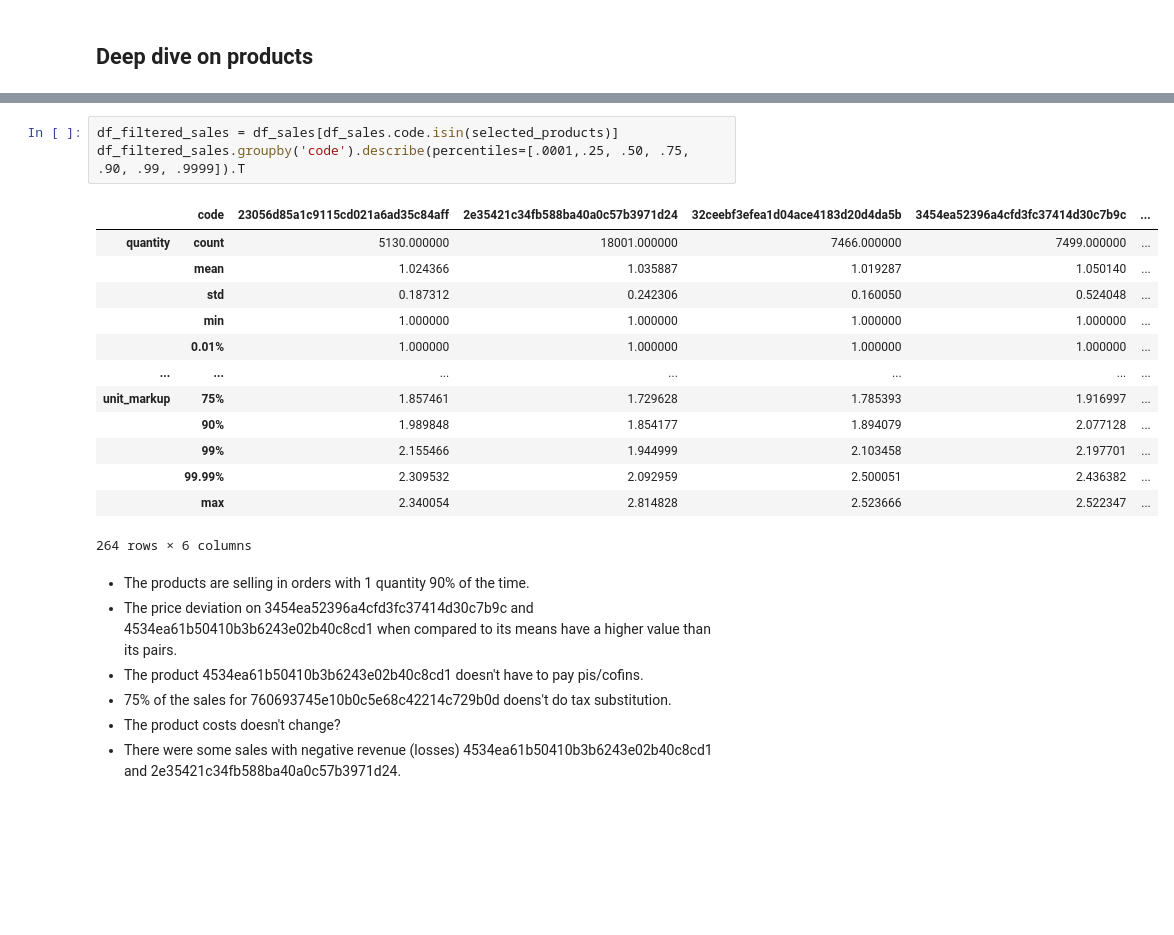
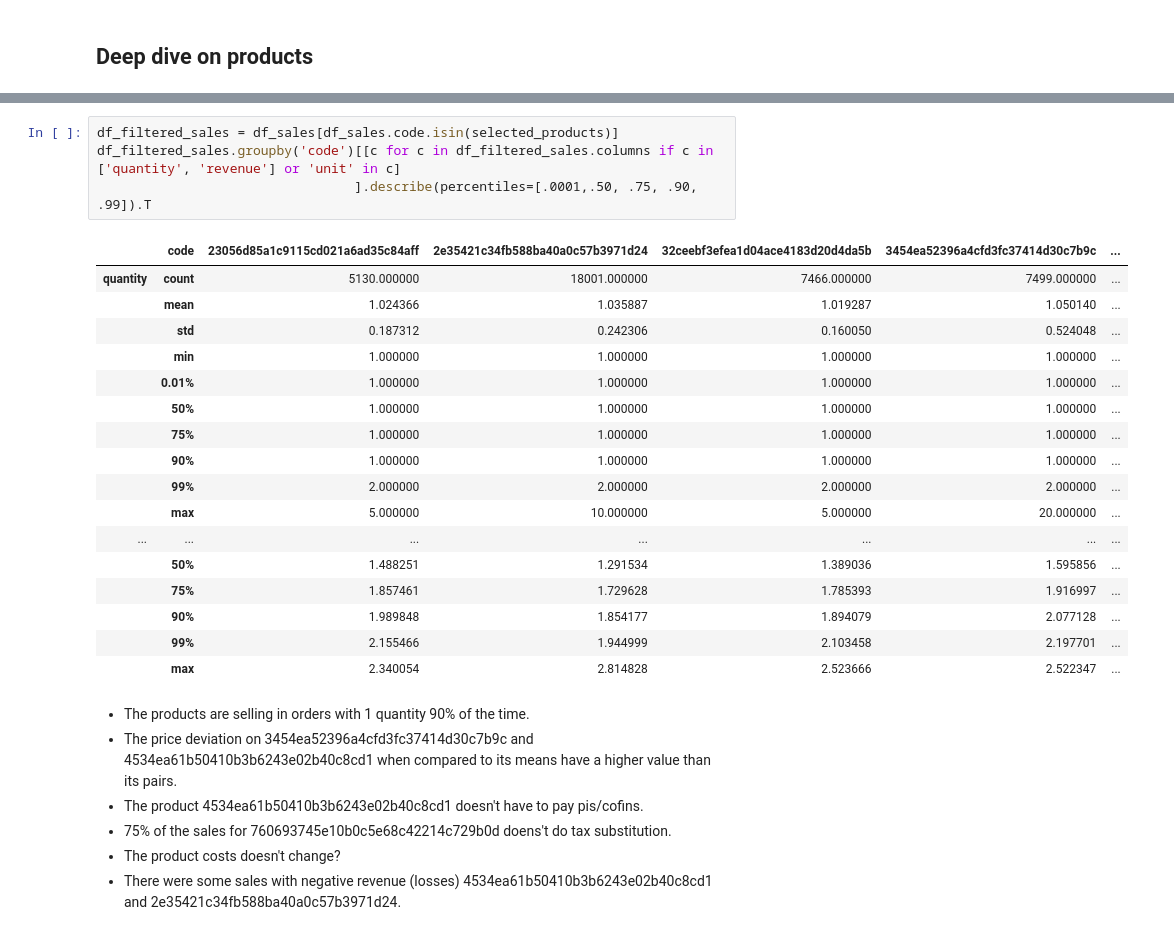
Before and after one commit to wanermiranda/desafio_ml, a Jupyter notebook: notebooks/3. EDA Correlations.ipynb, the cells around one changed output, grey strips where cells are left out. Cells and saved outputs as stored; diff of their text form; blank space fills up the shorter version.

```diff
--- a/notebooks/3. EDA Correlations.ipynb
+++ b/notebooks/3. EDA Correlations.ipynb
@@ -153,20 +153,25 @@ selected_products
 # %%
 df_filtered_sales = df_sales[df_sales.code.isin(selected_products)]
-df_filtered_sales.groupby('code').describe(percentiles=[.0001,.25, .50, .75, .90, .99, .9999]).T
+df_filtered_sales.groupby('code')[[c for c in df_filtered_sales.columns if c in ['quantity', 'revenue'] or 'unit' in c]
+                                 ].describe(percentiles=[.0001,.50, .75, .90, .99]).T
 # %% [output]
 |  | code | 23056d85a1c9115cd021a6ad35c84aff | 2e35421c34fb588ba40a0c57b3971d24 | 32ceebf3efea1d04ace4183d20d4da5b | 3454ea52396a4cfd3fc37414d30c7b9c | ... |
 | quantity | count | 5130.000000 | 18001.000000 | 7466.000000 | 7499.000000 | ... |
 |  | mean | 1.024366 | 1.035887 | 1.019287 | 1.050140 | ... |
 |  | std | 0.187312 | 0.242306 | 0.160050 | 0.524048 | ... |
 |  | min | 1.000000 | 1.000000 | 1.000000 | 1.000000 | ... |
 |  | 0.01% | 1.000000 | 1.000000 | 1.000000 | 1.000000 | ... |
+|  | 50% | 1.000000 | 1.000000 | 1.000000 | 1.000000 | ... |
+|  | 75% | 1.000000 | 1.000000 | 1.000000 | 1.000000 | ... |
+|  | 90% | 1.000000 | 1.000000 | 1.000000 | 1.000000 | ... |
+|  | 99% | 2.000000 | 2.000000 | 2.000000 | 2.000000 | ... |
+|  | max | 5.000000 | 10.000000 | 5.000000 | 20.000000 | ... |
 | ... | ... | ... | ... | ... | ... | ... |
-| unit_markup | 75% | 1.857461 | 1.729628 | 1.785393 | 1.916997 | ... |
+|  | 50% | 1.488251 | 1.291534 | 1.389036 | 1.595856 | ... |
+|  | 75% | 1.857461 | 1.729628 | 1.785393 | 1.916997 | ... |
 |  | 90% | 1.989848 | 1.854177 | 1.894079 | 2.077128 | ... |
 |  | 99% | 2.155466 | 1.944999 | 2.103458 | 2.197701 | ... |
-|  | 99.99% | 2.309532 | 2.092959 | 2.500051 | 2.436382 | ... |
 |  | max | 2.340054 | 2.814828 | 2.523666 | 2.522347 | ... |
-264 rows × 6 columns
 # %% [markdown]
 * The products are selling in orders with 1 quantity 90% of the time.
 * The price deviation on 3454ea52396a4cfd3fc37414d30c7b9c and 4534ea61b50410b3b6243e02b40c8cd1 when compared to its means have a higher value than its pairs.
```
Also changed, not shown: parts of 2 cells of this notebook, 2 other files.
